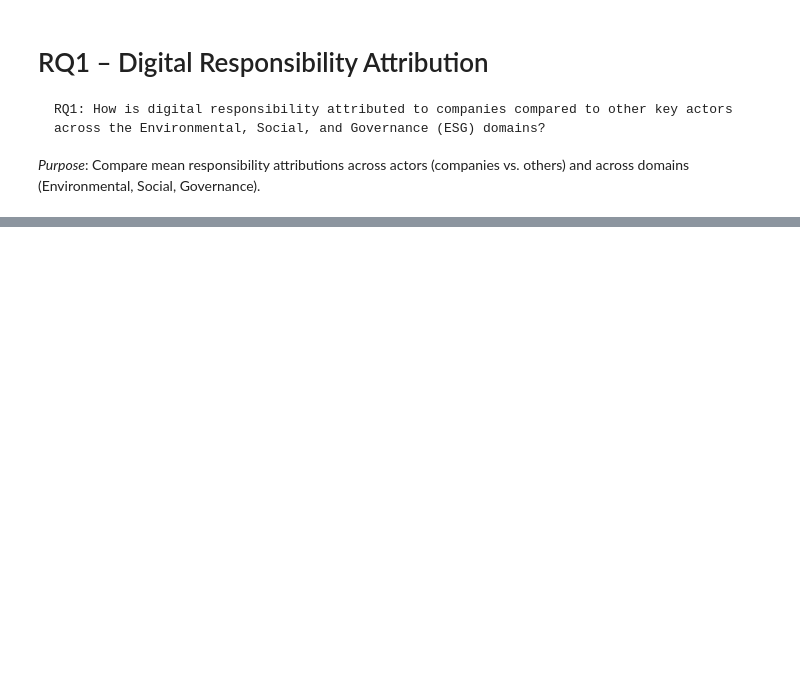
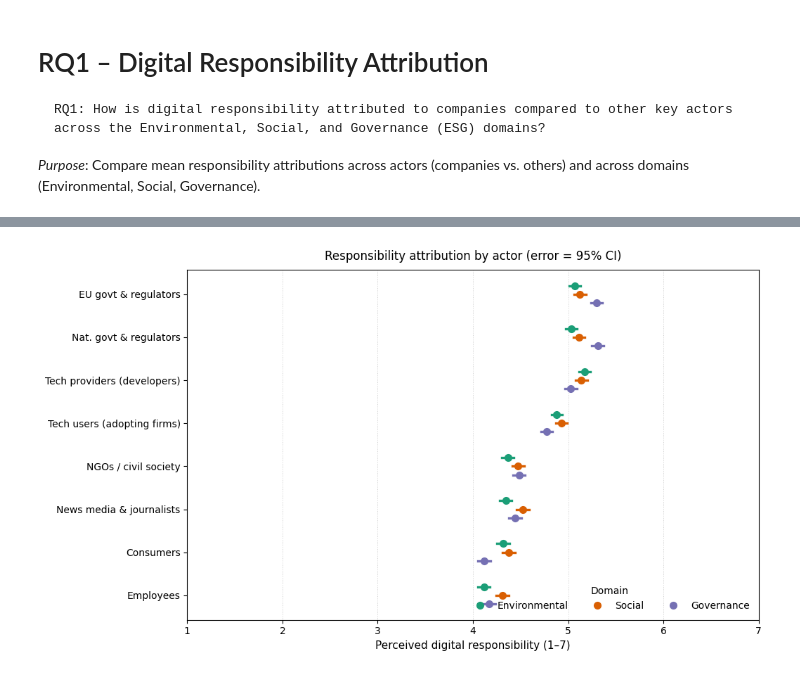
Before and after one commit to annekroon/corporate-digital-responsibility, a Jupyter notebook: 03_RQ1.ipynb, the cells around one changed output, grey strips where cells are left out. Saved outputs shown, nothing was run; the diff lists cells and outputs as text; code cells hidden in the pictures; blank space fills up the shorter version.

```diff
--- a/03_RQ1.ipynb
+++ b/03_RQ1.ipynb
@@ -300,0 +880,82 @@ Loaded 2,246 rows from ASCOR-FMG-14116-CDR (Projectfolder)/analysis_out/cdr_keep
+# %%
+# === Publication-ready combined dot+error chart: actors × domains (color = domain) ===
+import numpy as np
+import matplotlib.pyplot as plt
+from matplotlib.lines import Line2D
+
+DOMAINS = ["Environmental", "Social", "Governance"]
+
+# ColorBrewer-ish palette (distinct, colorblind-friendly)
+COL = {
+    "Environmental": "#1b9e77",
+    "Social":        "#d95f02",
+    "Governance":    "#7570b3",
+}
+
+# Slight vertical offsets to avoid overlap
+OFF = {"Environmental": -0.20, "Social": 0.00, "Governance": 0.20}
+
+# Choose error type: "ci" for 95% CI (tight), or "sd" for standard deviations (wider, more visible)
+ERR_TYPE = "ci"   # change to "sd" if you want wider bars
+
+# (Optional) sort actors by overall mean for readability
+SORT_BY_OVERALL = True
+if SORT_BY_OVERALL:
+    overall = (desc.groupby("actor", as_index=False, observed=False)["mean"]
+                    .mean().set_index("actor")["mean"])
+    actor_order = list(overall.sort_values(ascending=False).index)
+else:
+    actor_order = ACTOR_ORDER
+
+# Fast lookup
+dfi = desc.set_index(["domain", "actor"])
+y_base = np.arange(len(actor_order))
+
+fig = plt.figure(figsize=(10.5, 6.0))
+ax = plt.gca()
+
+# Subtle grid for reading values
+ax.xaxis.grid(True, linestyle=":", linewidth=0.7, alpha=0.6)
+ax.set_axisbelow(True)
+
+for dom in DOMAINS:
+    for i, actor in enumerate(actor_order):
+        if (dom, actor) not in dfi.index:
+            continue
+        row = dfi.loc[(dom, actor)]
+        m  = float(row["mean"])
+        if ERR_TYPE == "ci":
+            lo = float(row["ci_low"]); hi = float(row["ci_high"])
+        else:  # SD bars around the mean (symmetric)
+            sd = float(row["sd"])
+            lo, hi = m - sd, m + sd
+
+        y = y_base[i] + OFF[dom]
+
+        # error bar
+        ax.plot([lo, hi], [y, y], color=COL[dom], linewidth=2.4)
+        # mean dot
+        ax.plot(m, y, "o", markersize=7, color=COL[dom])
+
+# Axes & labels
+ax.set_yticks(y_base, actor_order)
+ax.invert_yaxis()
+ax.set_xlim(1, 7)
+ax.set_xlabel("Perceived digital responsibility (1–7)", fontsize=11)
+title_suffix = "95% CI" if ERR_TYPE == "ci" else "SD"
+ax.set_title(f"Responsibility attribution by actor (error = {title_suffix})",
+             fontsize=12, pad=10)
+
+# Legend
+handles = [Line2D([0], [0], marker="o", linestyle="None", color=COL[d], markersize=7, label=d)
+           for d in DOMAINS]
+ax.legend(handles=handles, title="Domain", frameon=False, ncols=3, loc="lower right")
+
+# Ticks
+ax.tick_params(axis="both", which="major", labelsize=10)
+
+fig.tight_layout()
+savefig_remote(fig, rd_join(OUT_DIR, "rq1_all_domains_actors_dot_error_colored_pub.png"))
+plt.show()
+# %% [output]
+[figure, added]
```
Also changed, not shown: parts of 6 cells of this notebook, 5 other files.
